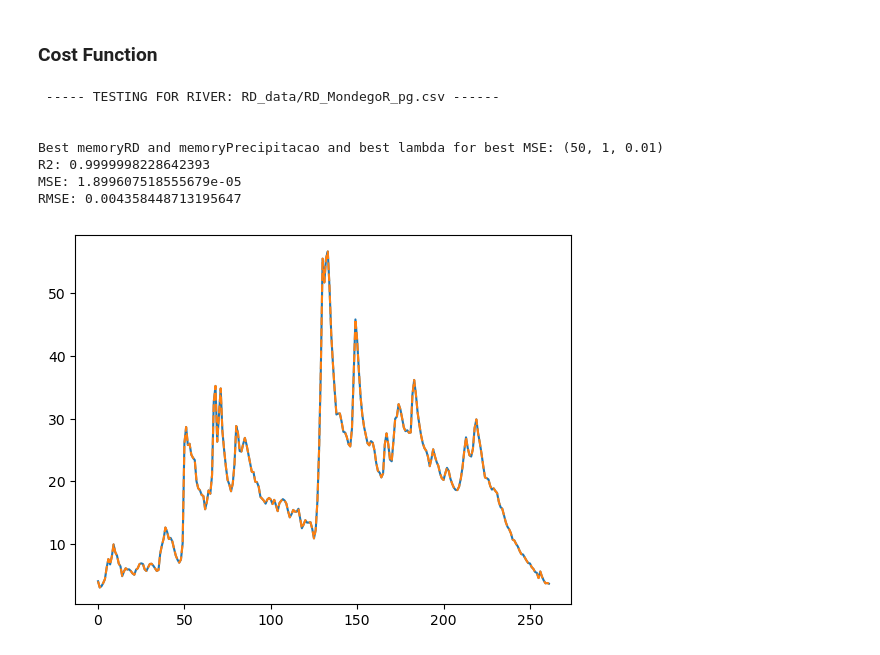
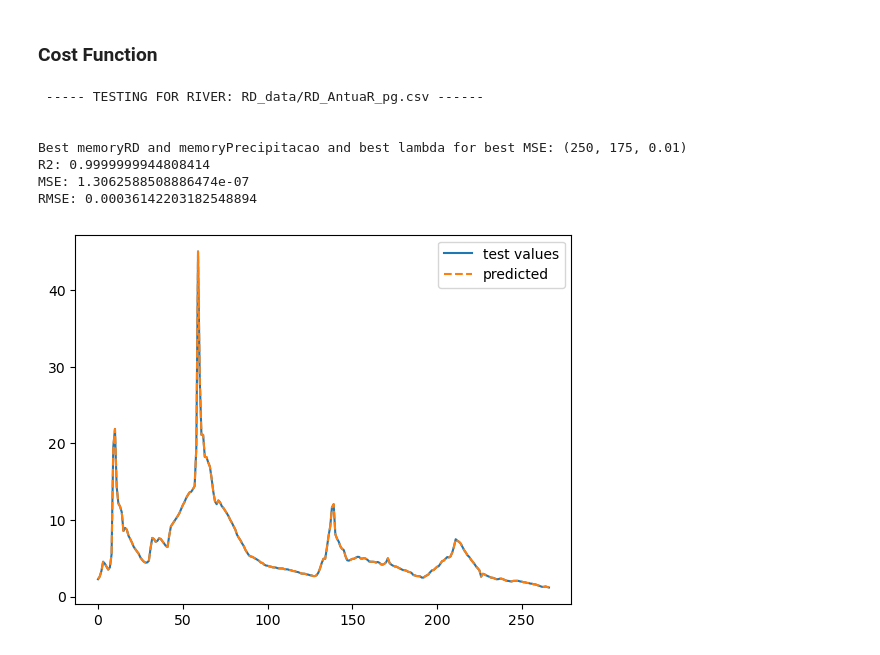
Before and after one commit to Barb02/TAA_ForecastingRiverDischarge, a Jupyter notebook: withRDTempAndPrec.ipynb, the cells around one changed output. Saved outputs shown, nothing was run; the diff lists cells and outputs as text; code cells hidden in the pictures.

Commit message:
changed memory added labels

```diff
--- a/withRDTempAndPrec.ipynb
+++ b/withRDTempAndPrec.ipynb
@@ -98,8 +98,8 @@ def test_for_river(river):
 
     best_rmse = (np.inf,0)
     alphas = [0.01,0.1,1,2,3,4,5,6,7,8,9,10,20,30,40,50,60,70,80,90,100]
-    memoryRd = [x for x in range(1,11)] + [x for x in range(10,100,10)]
-    memoryprec = [x for x in range(1,11)] + [x for x in range(10,100,10)]
+    memoryRd = [x for x in range(1,11)] + [x for x in range(10,360,15)]
+    memoryprec = [x for x in range(1,11)] + [x for x in range(10,360,15)]
 
     for i in memoryRd:
         for j in memoryprec:
@@ -117,23 +117,24 @@ def test_for_river(river):
     model.fit(X_train_scaled,y_train)
     predicted = model.predict(X_test_scaled)
     r2 = r2_score(y_test, predicted)
-    plt.plot(y_test)
-    plt.plot(predicted,'--')
+    plt.plot(y_test,label="test values")
+    plt.plot(predicted,'--',label="predicted")
+    plt.legend()
     mse = mean_squared_error(y_test, predicted)
     print("R2:", r2)
     print("MSE:", mse)
     print("RMSE:", np.sqrt(mse))
 # %%
-#test_for_river("RD_data/RD_AntuaR_pg.csv")
-test_for_river("RD_data/RD_MondegoR_pg.csv")
-# test_for_river("RD_data/RD_NeivaR_pg.csv")
-# test_for_river("RD_data/RD_VougaR_pg.csv")
+test_for_river("RD_data/RD_AntuaR_pg.csv")
+#test_for_river("RD_data/RD_MondegoR_pg.csv")
+#test_for_river("RD_data/RD_NeivaR_pg.csv")
+#test_for_river("RD_data/RD_VougaR_pg.csv")
 # %% [output]
- ----- TESTING FOR RIVER: RD_data/RD_MondegoR_pg.csv ------
+ ----- TESTING FOR RIVER: RD_data/RD_AntuaR_pg.csv ------
 
 
-Best memoryRD and memoryPrecipitacao and best lambda for best MSE: (50, 1, 0.01)
-R2: 0.9999998228642393
-MSE: 1.899607518555679e-05
-RMSE: 0.004358448713195647
+Best memoryRD and memoryPrecipitacao and best lambda for best MSE: (250, 175, 0.01)
+R2: 0.9999999944808414
+MSE: 1.3062588508886474e-07
+RMSE: 0.00036142203182548894
-[figure, old version]
+[figure, new version]
```
